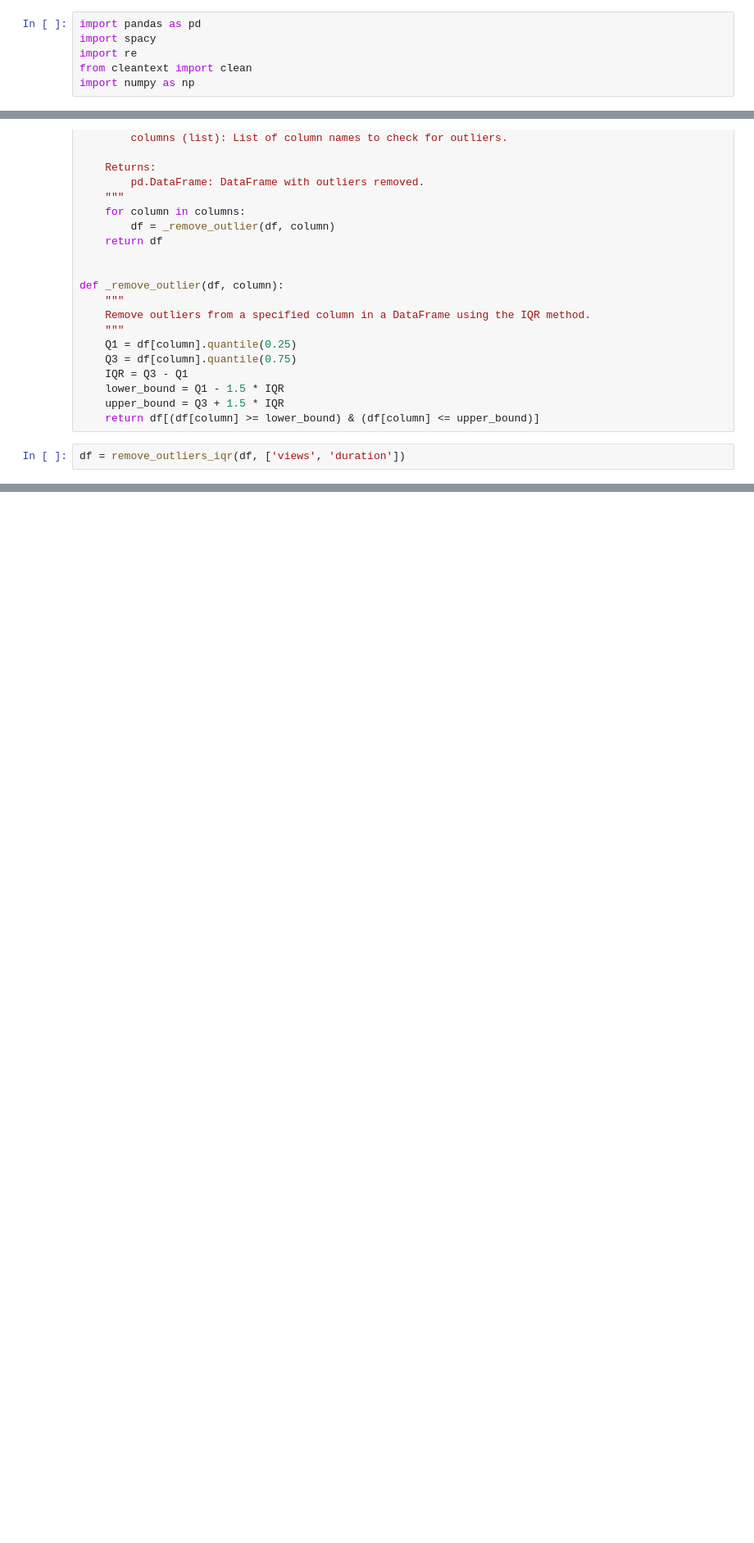
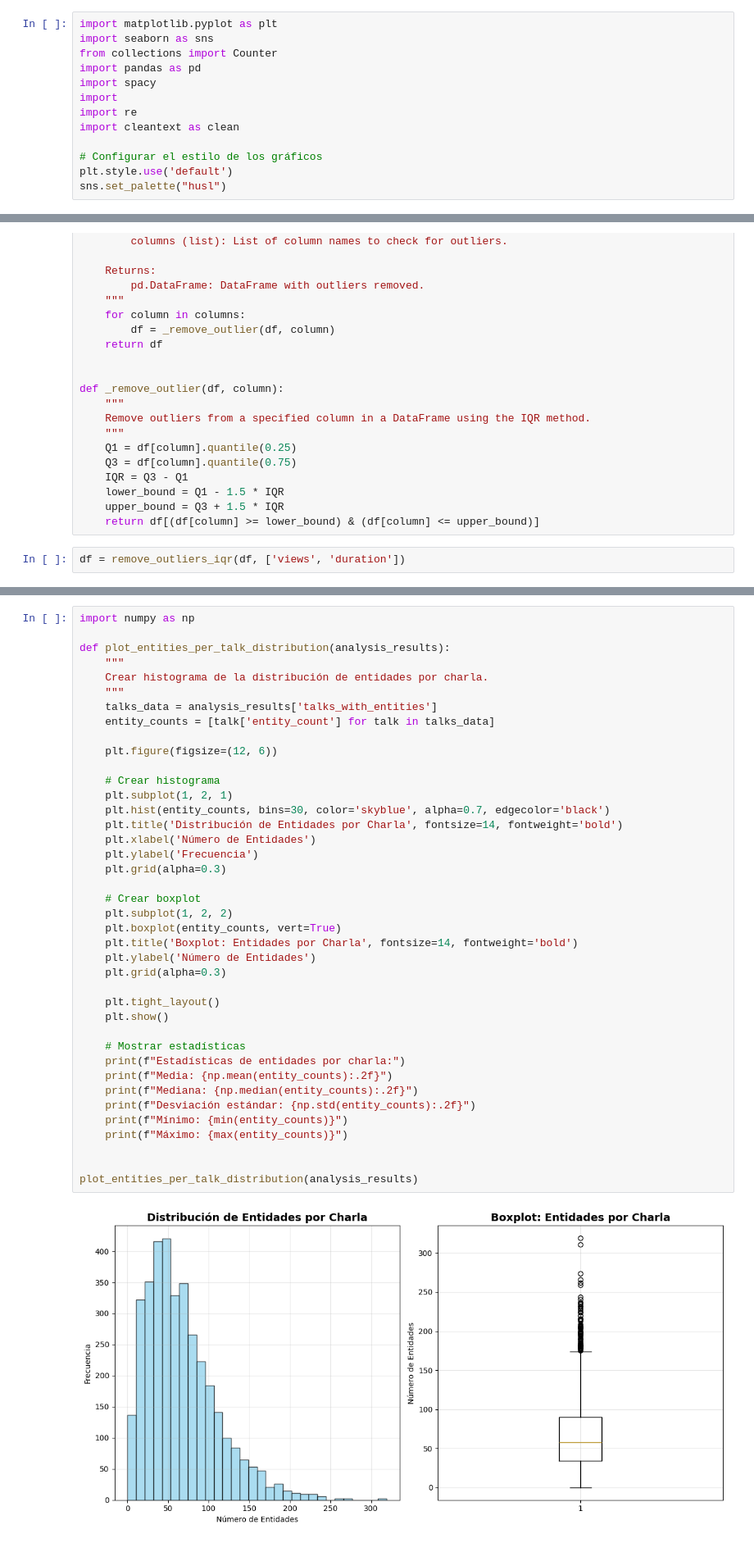
Before and after one commit to manuujrodcruz/data-extraction-TED-Talks-transcripts-for-NLP, a Jupyter notebook: data-extraction-TED-Talks-transcripts-for-NLP.ipynb, the cells around one changed output, grey strips where cells are left out. Shown at 82% size. Saved outputs shown, nothing was run; the diff lists cells and outputs as text; blank space fills up the shorter version.

```diff
--- a/data-extraction-TED-Talks-transcripts-for-NLP.ipynb
+++ b/data-extraction-TED-Talks-transcripts-for-NLP.ipynb
@@ -1,7 +1,14 @@
 # %%
+import matplotlib.pyplot as plt
+import seaborn as sns
+from collections import Counter
 import pandas as pd
 import spacy
+import
 import re
-from cleantext import clean
-import numpy as np
+import cleantext as clean
+
+# Configurar el estilo de los gráficos
+plt.style.use('default')
+sns.set_palette("husl")
 # %% [markdown]
@@ -146,0 +326,42 @@ df[['title', 'cleaned_text', 'entities']].head()
+# %%
+import numpy as np
+
+def plot_entities_per_talk_distribution(analysis_results):
+    """
+    Crear histograma de la distribución de entidades por charla.
+    """
+    talks_data = analysis_results['talks_with_entities']
+    entity_counts = [talk['entity_count'] for talk in talks_data]
+
+    plt.figure(figsize=(12, 6))
+
+    # Crear histograma
+    plt.subplot(1, 2, 1)
+    plt.hist(entity_counts, bins=30, color='skyblue', alpha=0.7, edgecolor='black')
+    plt.title('Distribución de Entidades por Charla', fontsize=14, fontweight='bold')
+    plt.xlabel('Número de Entidades')
+    plt.ylabel('Frecuencia')
+    plt.grid(alpha=0.3)
+
+    # Crear boxplot
+    plt.subplot(1, 2, 2)
+    plt.boxplot(entity_counts, vert=True)
+    plt.title('Boxplot: Entidades por Charla', fontsize=14, fontweight='bold')
+    plt.ylabel('Número de Entidades')
+    plt.grid(alpha=0.3)
+
+    plt.tight_layout()
+    plt.show()
+
+    # Mostrar estadísticas
+    print(f"Estadísticas de entidades por charla:")
+    print(f"Media: {np.mean(entity_counts):.2f}")
+    print(f"Mediana: {np.median(entity_counts):.2f}")
+    print(f"Desviación estándar: {np.std(entity_counts):.2f}")
+    print(f"Mínimo: {min(entity_counts)}")
+    print(f"Máximo: {max(entity_counts)}")
+
+
+plot_entities_per_talk_distribution(analysis_results)
+# %% [output]
+[figure, added]
```
Also changed, not shown: parts of 13 cells of this notebook.
